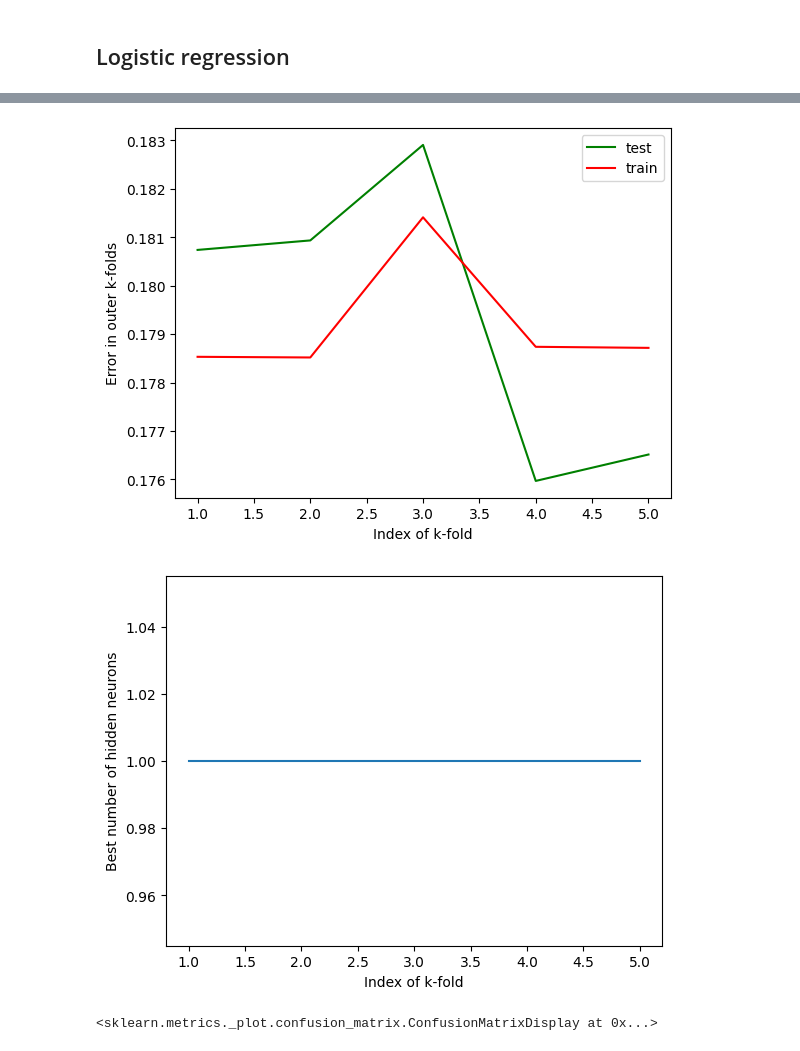
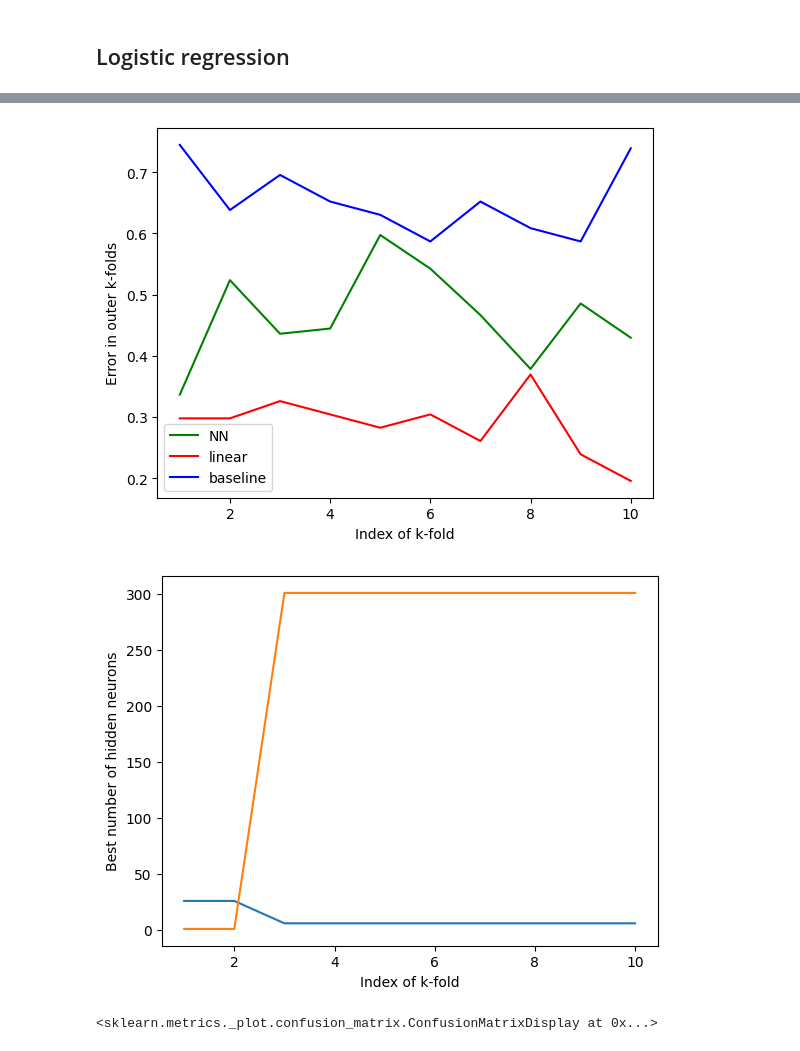
Before and after one commit to jozgu/SourhtAfricaHealthProject, a Jupyter notebook: assignment2.ipynb, the cells around one changed output, grey strips where cells are left out. Saved outputs shown, nothing was run; the diff lists cells and outputs as text; code cells hidden in the pictures.

```diff
--- a/assignment2.ipynb
+++ b/assignment2.ipynb
@@ -68,7 +70,7 @@ def ANN_model(
     model = nn.Sequential(nn.Linear(x_train.size(dim=1), h),
                           nn.Linear(h, n_out),
                           nn.Tanh())
-    loss_function = nn.MSELoss()
+    loss_function = nn.L1Loss()
     optimizer = torch.optim.SGD(model.parameters(), lr=lr)
 
     # Running model
@@ -98,14 +150,19 @@ def log_reg(
     x_train: object,
     x_test: object,
     y_train: object,
-    y_test: object):
+    y_test: object,
+    C: float):
 
-    logreg = LogisticRegression(solver='liblinear') #Defining solver
+    logreg = LogisticRegression(solver='liblinear', C = C) #Defining solver
     logreg.fit(x_train,y_train) #Modelfitting
 
-    pred_y_log = logreg.predict(x_test)
+    # pred_y_log = logreg.predict(x_test)
 
-    loss_function_log = nn.MSELoss()
+    pred_y_log_train = logreg.predict(x_train) # Get prediction for training data
+    loss_train = mean_squared_error(pred_y_log_train.flatten(), y_train) # Get loss, based on prediction
 
-    return
+    pred_y_log_test = logreg.predict(x_test) # Get prediction for test data
+    loss_test = mean_squared_error(pred_y_log_test.flatten(), y_test) # Get loss based on prediction
+
+    return loss_train, loss_test
 # %%
@@ -267,5 +295,14 @@ TypeError: object of type 'int' has no len()
+# %%
+# For linear regression
+# Run the whole chebang!! (should take about 10 min)
+attribute = 'age'
+data_reg = data.drop(attribute, axis =1)
+hidden_neurons = np.arange(0, 50, 5) + 1
+C = np.arange(0, 1, 0.1)
+final_train_error_NN, E_i_NN, best_model_NN, final_train_error_LogClass, E_i_LogClass, best_model_LogClass, baseline_loss = kfold_iterations(data_reg, data[attribute], epochs=200, hidden_neurons=hidden_neurons, C=C, k= 10)
 # %%
 # For classification
 # Run the whole chebang!! (should take about 10 min)
 hidden_neurons = np.arange(0, 50, 5) + 1
-train_errors, test_errors, best_model, conf = kfold_iterations(data, file['chd'], epochs=200, hidden_neurons=hidden_neurons, k= 5, confusion=True)
+C = np.arange(0, 1000, 100) + 1
+train_errors, test_errors, best_model, conf, final_train_error_LogClass, E_i_LogClass, best_model_LogClass, baseline_loss = kfold_iterations(data, file['chd'], epochs=200, hidden_neurons=hidden_neurons, C=C, k= 10, Classifier=True)
@@ -275,18 +309,20 @@ train_errors, test_errors, best_model, conf = kfold_iterations(data, file['chd']
 # %%
-indices = np.arange(1, 6, 1)
-plt.plot(indices, test_errors, 'g', label="test")
-plt.plot(indices, train_errors, 'r', label="train")
+indices = np.arange(1, 11, 1)
+plt.plot(indices, E_i_NN, 'g', label="NN")
+plt.plot(indices, E_i_LogClass, 'r', label="linear")
+plt.plot(indices, baseline_loss, 'b', label='baseline')
 plt.legend()
 plt.xlabel("Index of k-fold")
 plt.ylabel("Error in outer k-folds")
 plt.show()
-plt.plot(indices, best_model)
+plt.plot(indices, best_model_NN)
+plt.plot(indices, best_model_LogClass)
 plt.xlabel("Index of k-fold")
 plt.ylabel("Best number of hidden neurons")
 plt.show()
 # %% [output]
-[figure, old version]
+[figure, new version]
-[figure, old version]
+[figure, new version]
 # %%
 ConfusionMatrixDisplay(conf).plot()
 # %% [output]
```
Also changed, not shown: parts of 9 cells of this notebook, 1 other file.
